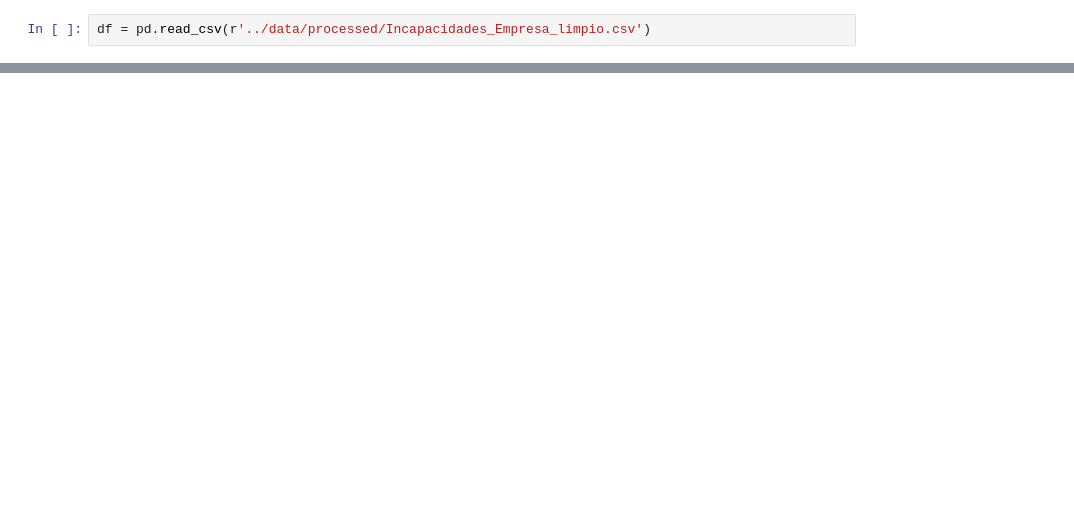
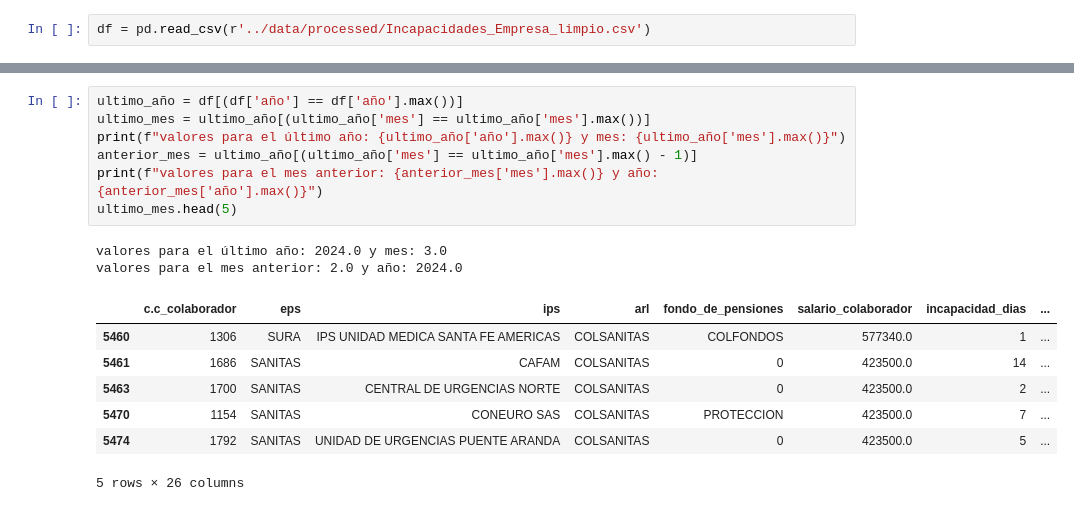
Before and after one commit to juanguzman2/uell_test, a Jupyter notebook: nootebooks/EDA.ipynb, the cells around one changed output, grey strips where cells are left out. Cells and saved outputs as stored; diff of their text form; blank space fills up the shorter version.

Commit message:
listo para despliegue

```diff
--- a/nootebooks/EDA.ipynb
+++ b/nootebooks/EDA.ipynb
@@ -86,0 +74,17 @@ fig7
+# %%
+ultimo_año = df[(df['año'] == df['año'].max())]
+ultimo_mes = ultimo_año[(ultimo_año['mes'] == ultimo_año['mes'].max())]
+print(f"valores para el último año: {ultimo_año['año'].max()} y mes: {ultimo_año['mes'].max()}")
+anterior_mes = ultimo_año[(ultimo_año['mes'] == ultimo_año['mes'].max() - 1)]
+print(f"valores para el mes anterior: {anterior_mes['mes'].max()} y año: {anterior_mes['año'].max()}")
+ultimo_mes.head(5)
+# %% [output]
+valores para el último año: 2024.0 y mes: 3.0
+valores para el mes anterior: 2.0 y año: 2024.0
+|  | c.c_colaborador | eps | ips | arl | fondo_de_pensiones | salario_colaborador | incapacidad_dias | ... |
+| 5460 | 1306 | SURA | IPS UNIDAD MEDICA SANTA FE AMERICAS | COLSANITAS | COLFONDOS | 577340.0 | 1 | ... |
+| 5461 | 1686 | SANITAS | CAFAM | COLSANITAS | 0 | 423500.0 | 14 | ... |
+| 5463 | 1700 | SANITAS | CENTRAL DE URGENCIAS NORTE | COLSANITAS | 0 | 423500.0 | 2 | ... |
+| 5470 | 1154 | SANITAS | CONEURO SAS | COLSANITAS | PROTECCION | 423500.0 | 7 | ... |
+| 5474 | 1792 | SANITAS | UNIDAD DE URGENCIAS PUENTE ARANDA | COLSANITAS | 0 | 423500.0 | 5 | ... |
+5 rows × 26 columns
```
Also changed, not shown: parts of 27 cells of this notebook, 17 other files.
